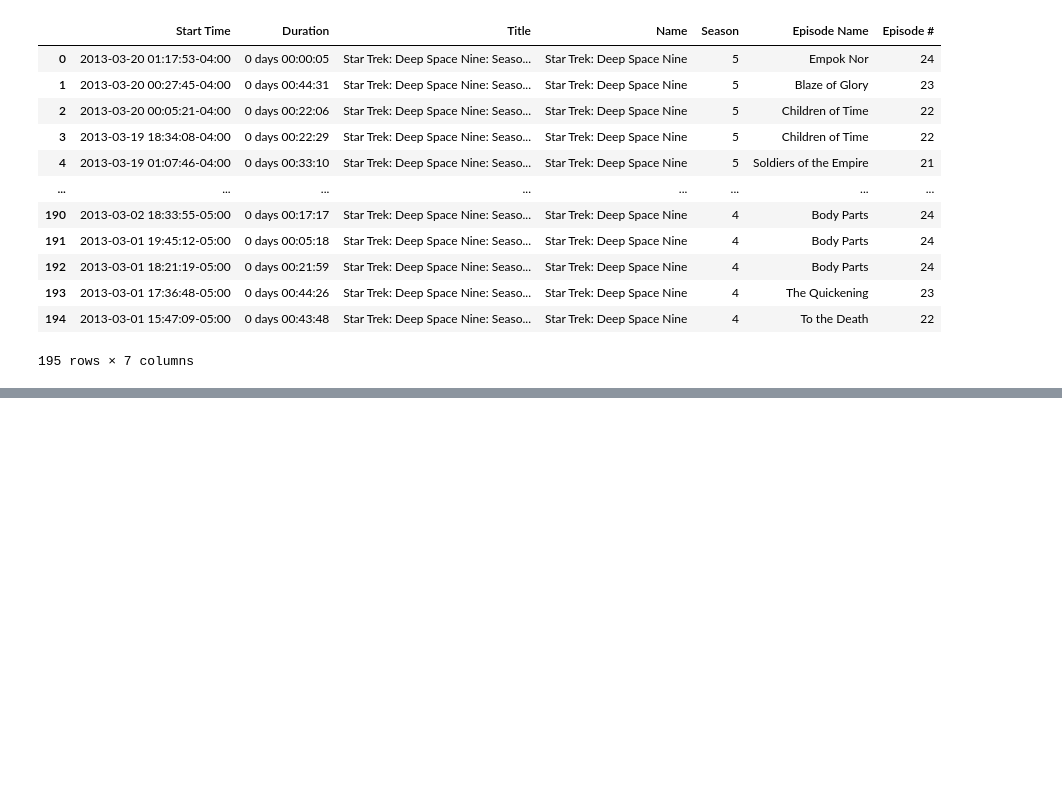
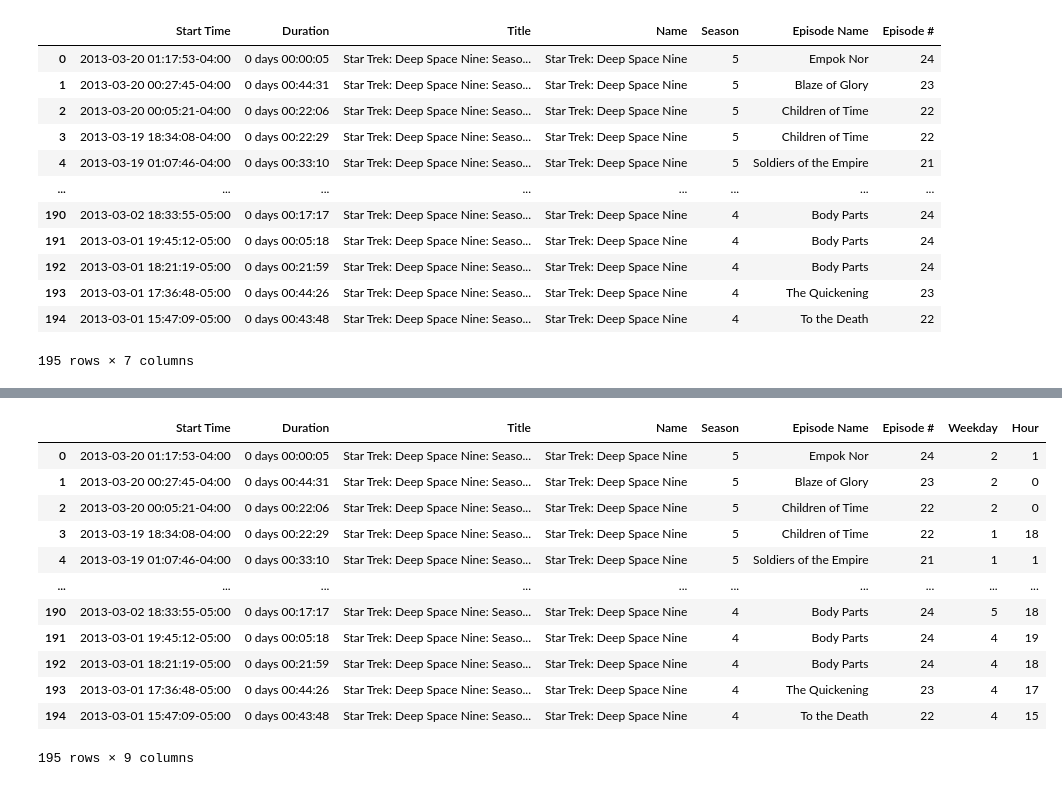
Before and after one commit to khushmeenkauruppal/python-analysis-netflix-viewing-activity, a Jupyter notebook: script.ipynb, the cells around one changed output, grey strips where cells are left out. Cells and saved outputs as stored; diff of their text form; code cells hidden in the pictures; blank space fills up the shorter version.

```diff
--- a/script.ipynb
+++ b/script.ipynb
@@ -123,0 +149,18 @@ df
+# %%
+df['Weekday'] = df['Start Time'].dt.weekday
+df['Hour'] = df['Start Time'].dt.hour
+df
+# %% [output]
+|  | Start Time | Duration | Title | Name | Season | Episode Name | Episode # | Weekday | Hour |
+| 0 | 2013-03-20 01:17:53-04:00 | 0 days 00:00:05 | Star Trek: Deep Space Nine: Seaso... | Star Trek: Deep Space Nine | 5 | Empok Nor | 24 | 2 | 1 |
+| 1 | 2013-03-20 00:27:45-04:00 | 0 days 00:44:31 | Star Trek: Deep Space Nine: Seaso... | Star Trek: Deep Space Nine | 5 | Blaze of Glory | 23 | 2 | 0 |
+| 2 | 2013-03-20 00:05:21-04:00 | 0 days 00:22:06 | Star Trek: Deep Space Nine: Seaso... | Star Trek: Deep Space Nine | 5 | Children of Time | 22 | 2 | 0 |
+| 3 | 2013-03-19 18:34:08-04:00 | 0 days 00:22:29 | Star Trek: Deep Space Nine: Seaso... | Star Trek: Deep Space Nine | 5 | Children of Time | 22 | 1 | 18 |
+| 4 | 2013-03-19 01:07:46-04:00 | 0 days 00:33:10 | Star Trek: Deep Space Nine: Seaso... | Star Trek: Deep Space Nine | 5 | Soldiers of the Empire | 21 | 1 | 1 |
+| ... | ... | ... | ... | ... | ... | ... | ... | ... | ... |
+| 190 | 2013-03-02 18:33:55-05:00 | 0 days 00:17:17 | Star Trek: Deep Space Nine: Seaso... | Star Trek: Deep Space Nine | 4 | Body Parts | 24 | 5 | 18 |
+| 191 | 2013-03-01 19:45:12-05:00 | 0 days 00:05:18 | Star Trek: Deep Space Nine: Seaso... | Star Trek: Deep Space Nine | 4 | Body Parts | 24 | 4 | 19 |
+| 192 | 2013-03-01 18:21:19-05:00 | 0 days 00:21:59 | Star Trek: Deep Space Nine: Seaso... | Star Trek: Deep Space Nine | 4 | Body Parts | 24 | 4 | 18 |
+| 193 | 2013-03-01 17:36:48-05:00 | 0 days 00:44:26 | Star Trek: Deep Space Nine: Seaso... | Star Trek: Deep Space Nine | 4 | The Quickening | 23 | 4 | 17 |
+| 194 | 2013-03-01 15:47:09-05:00 | 0 days 00:43:48 | Star Trek: Deep Space Nine: Seaso... | Star Trek: Deep Space Nine | 4 | To the Death | 22 | 4 | 15 |
+195 rows × 9 columns
```
Also changed, not shown: parts of 4 cells of this notebook.
